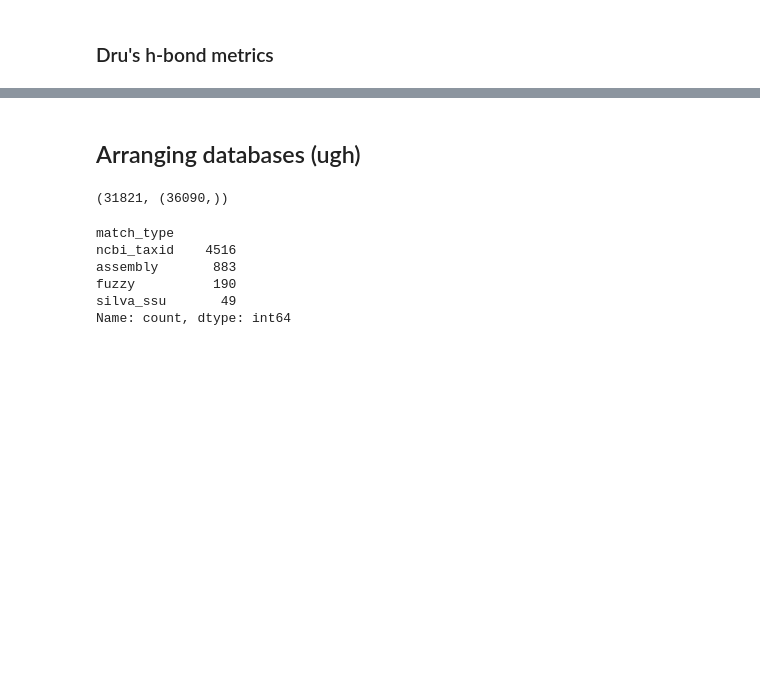
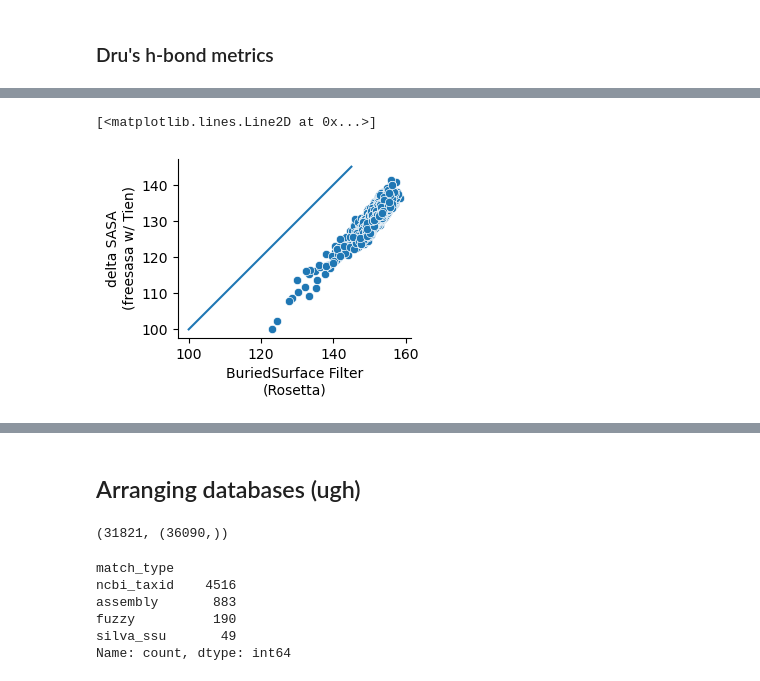
Before and after one commit to realmichaelhoffert/adenylate_kinase_ogt, a Jupyter notebook: notebooks/01_compile_data.ipynb, the cells around one changed output, grey strips where cells are left out. Drawn from its saved outputs; the diff is of its cells as text; code cells hidden in the pictures; blank space fills up the shorter version.

```diff
--- a/notebooks/01_compile_data.ipynb
+++ b/notebooks/01_compile_data.ipynb
@@ -213,3 +223,27 @@ sasas = pd.read_csv('./../data/metric_tables/20260513_sasa_metrics.tsv.gz',
                    sep='\t', compression='gzip',index_col=0)
 # %%
 sasas['uid'] = sasas['pdb'].apply(lambda x: x.split('/')[-1].split('_A')[0])
+# %%
+# add tien esimates of delta SASA
+Tien_ASAs = {
+    'ALA': 121.0,
+    'ARG': 265.0,
+    'ASN': 187.0,
+    'ASP': 187.0,
+    'CYS': 148.0,
+    'GLU': 214.0,
+    'GLN': 214.0,
+    'GLY': 97.0,
+    'HIS': 216.0,
+    'ILE': 195.0,
+    'LEU': 191.0,
+    'LYS': 230.0,
+    'MET': 203.0,
+    'PHE': 228.0,
+    'PRO': 154.0,
+    'SER': 143.0,
+    'THR': 163.0,
+    'TRP': 264.0,
+    'TYR': 255.0,
+    'VAL': 165.0
+}
@@ -244,0 +364,14 @@ extra_per_residue_data.head()
+# %%
+# Are the buried surface estimates correlated?
+fig = plt.figure(figsize=(3,3))
+ax = fig.add_subplot(1,1,1)
+sns.scatterplot(x=ros_bsa.groupby('uid').agg({'bsa_total':'mean'})['bsa_total'],
+                y=sasas.groupby('uid').agg({'delta_sasa':'mean'})['delta_sasa'])
+sns.despine()
+ax.set_aspect('equal')
+ax.set_xlabel('BuriedSurface Filter\n(Rosetta)')
+ax.set_ylabel('delta SASA\n(freesasa w/ Tien)')
+plt.plot((100,145), (100,145))
+# %% [output]
+[<matplotlib.lines.Line2D at 0x...>]
+[figure, added]
```
Also changed, not shown: parts of 23 cells of this notebook.
